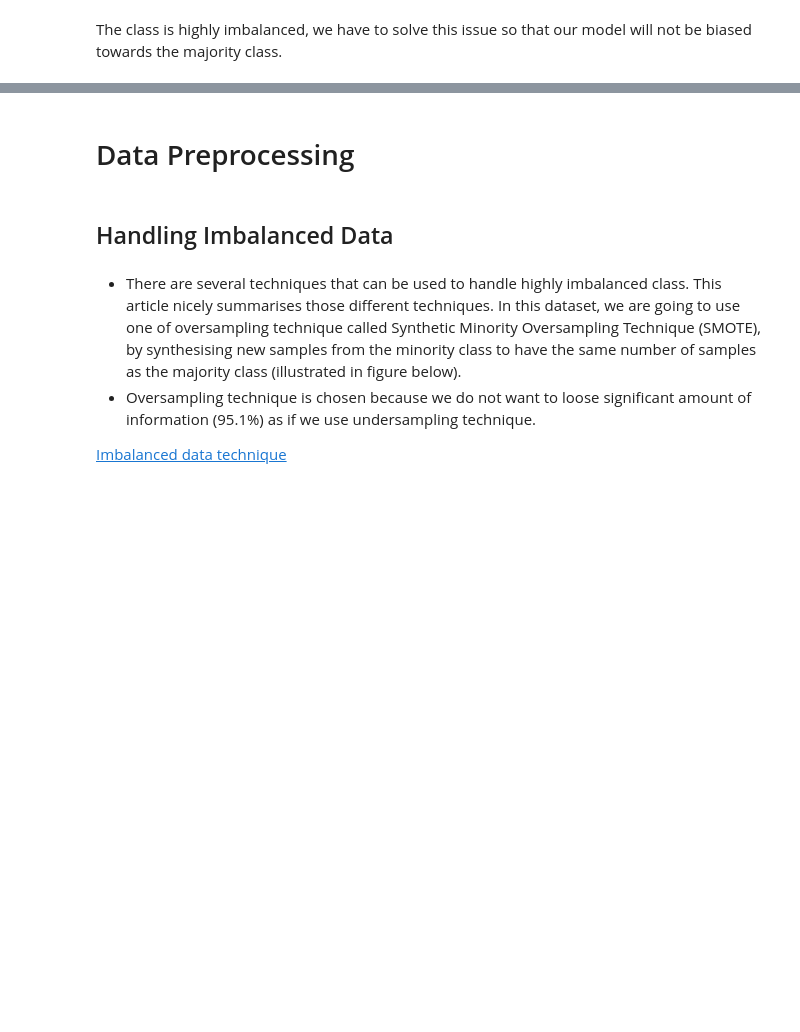
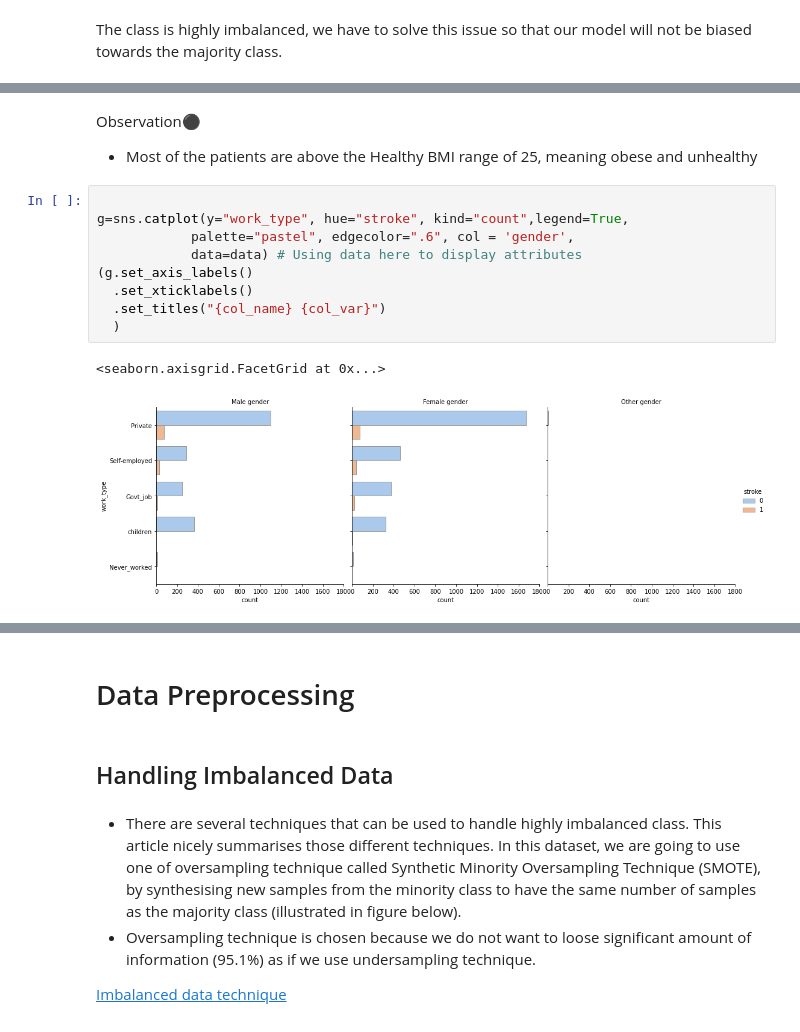
Before and after one commit to ashishakonnur/Stroke-Predicition, a Jupyter notebook: Stroke_Prediction_using_ML_Classification_Algorithms.ipynb, the cells around one changed output, grey strips where cells are left out. Drawn from its saved outputs; the diff is of its cells as text; blank space fills up the shorter version.

```diff
--- a/Stroke_Prediction_using_ML_Classification_Algorithms.ipynb
+++ b/Stroke_Prediction_using_ML_Classification_Algorithms.ipynb
@@ -240,0 +296,15 @@ The class is highly imbalanced, we have to solve this issue so that our model wi
+# %% [markdown]
+Observation⚫
+* Most of the patients are above the Healthy BMI range of 25, meaning obese and unhealthy
+# %%
+
+g=sns.catplot(y="work_type", hue="stroke", kind="count",legend=True,
+            palette="pastel", edgecolor=".6", col = 'gender',
+            data=data) # Using data here to display attributes
+(g.set_axis_labels()
+  .set_xticklabels()
+  .set_titles("{col_name} {col_var}")
+  )
+# %% [output]
+<seaborn.axisgrid.FacetGrid at 0x...>
+[figure, added]
```
Also changed, not shown: parts of 29 cells of this notebook.
